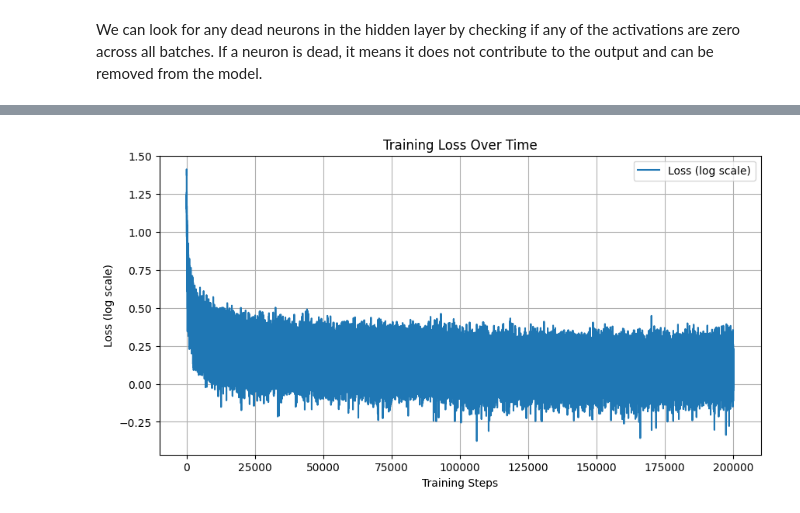
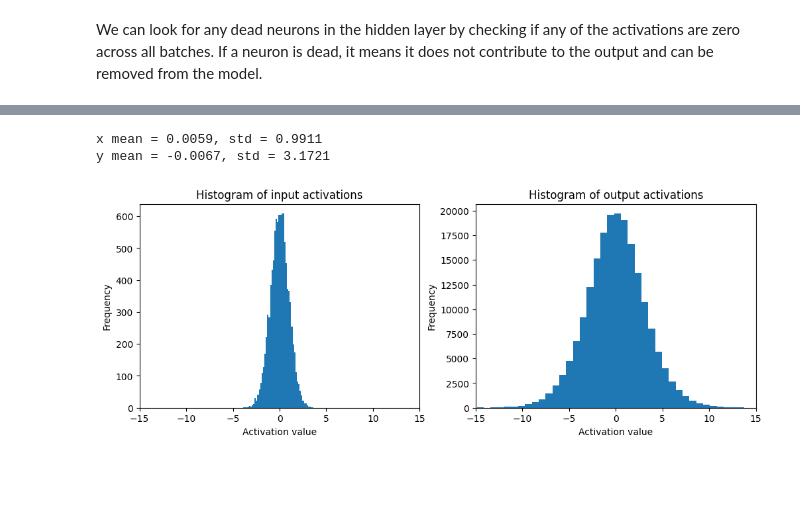
Before and after one commit to tdody/gpt_bot, a Jupyter notebook: notebooks/part_3.ipynb, the cells around one changed output, grey strips where cells are left out. Saved outputs shown, nothing was run; the diff lists cells and outputs as text; code cells hidden in the pictures; blank space fills up the shorter version.

```diff
--- a/notebooks/part_3.ipynb
+++ b/notebooks/part_3.ipynb
@@ -213,16 +569,26 @@ Minimum absolute neuron activation value: 0.0065
 # %%
-def plot_loss(lossi):
-    import matplotlib.pyplot as plt
+x = torch.randn(1000, 10)
+w = torch.randn(10, 200)
+y = x @ w  # shape (1000, 200)
+print(f"x mean = {x.mean().item():.4f}, std = {x.std().item():.4f}")
+print(f"y mean = {y.mean().item():.4f}, std = {y.std().item():.4f}")
 
-    plt.figure(figsize=(10, 5))
-    plt.plot(lossi, label='Loss (log scale)')
-    plt.xlabel('Training Steps')
-    plt.ylabel('Loss (log scale)')
-    plt.title('Training Loss Over Time')
-    plt.legend()
-    plt.grid()
-    plt.show()
+plt.figure(figsize=(12, 4))
+plt.subplot(1, 2, 1)
+plt.hist(x.view(-1).tolist(), 50)
+plt.title("Histogram of input activations")
+plt.xlabel("Activation value")
+plt.ylabel("Frequency")
+plt.xlim(-15, 15)
+plt.subplot(1, 2, 2)
+plt.hist(y.view(-1).tolist(), 50)
+plt.title("Histogram of output activations")
+plt.xlabel("Activation value")
+plt.ylabel("Frequency")
+# use same scale for the x-axis
+plt.xlim(-15, 15)
+plt.show();
+# %% [output]
+x mean = 0.0059, std = 0.9911
+y mean = -0.0067, std = 3.1721
+[figure, added]
-# %%
-plot_loss(lossi)
-# %% [output]
-[figure, removed]
```
Also changed, not shown: parts of 63 cells of this notebook.
